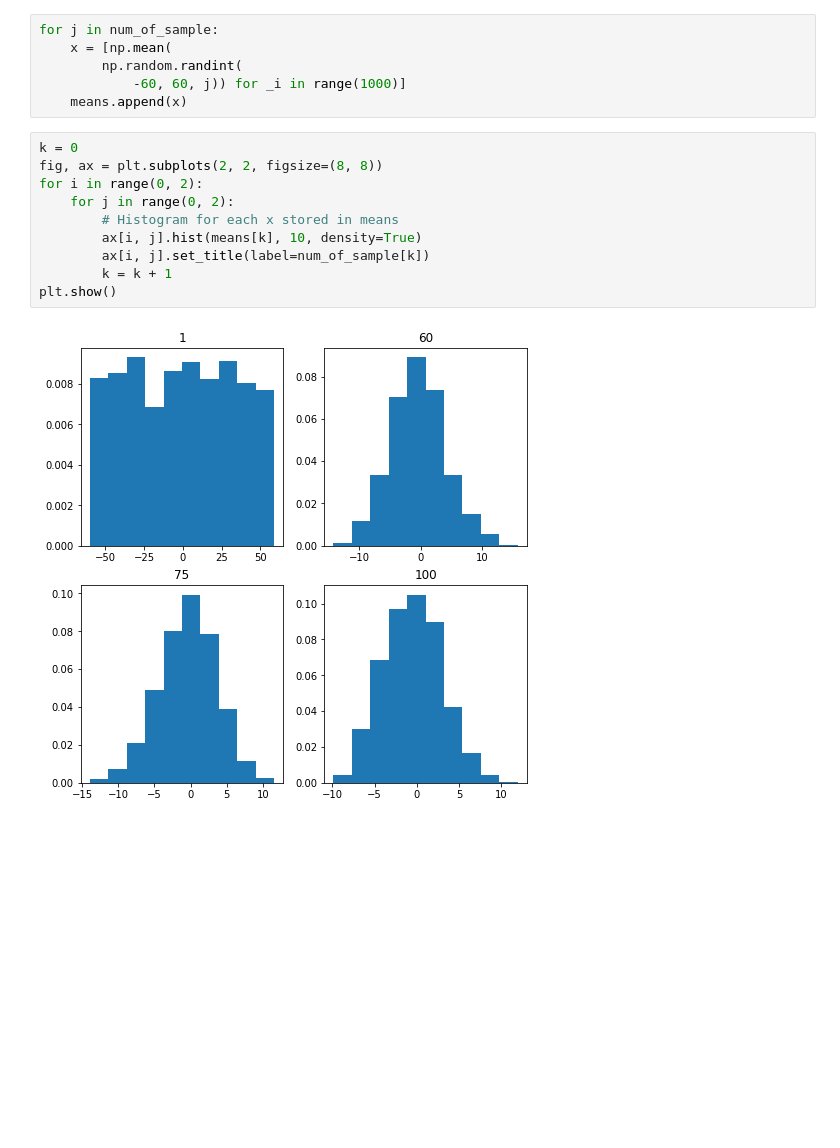
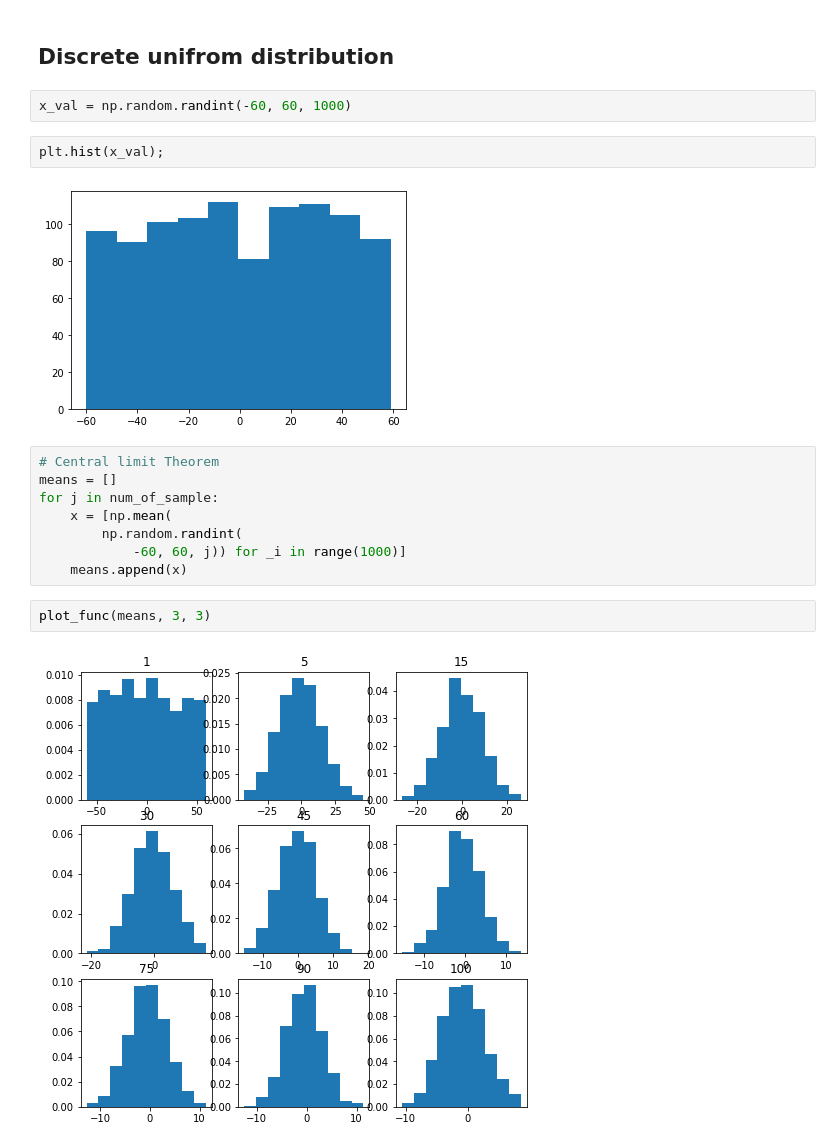
Before and after one commit to saitzaw/data-pipeline-for-ds, a Jupyter notebook: notebooks/statistics/central_limit_theorem.ipynb, the cells around one changed output. Cells and saved outputs as stored; diff of their text form; blank space fills up the shorter version.

```diff
--- a/notebooks/statistics/central_limit_theorem.ipynb
+++ b/notebooks/statistics/central_limit_theorem.ipynb
@@ -7,18 +18,20 @@ means = []
+# %% [markdown]
+## Discrete unifrom distribution
+# %%
+x_val = np.random.randint(-60, 60, 1000)
+# %%
+plt.hist(x_val);
+# %% [output]
+[figure, added]
 # %%
+# Central limit Theorem
+means = []
 for j in num_of_sample:
     x = [np.mean(
         np.random.randint(
             -60, 60, j)) for _i in range(1000)]
     means.append(x)
-# %%
-k = 0
-fig, ax = plt.subplots(2, 2, figsize=(8, 8))
-for i in range(0, 2):
-    for j in range(0, 2):
-        # Histogram for each x stored in means
-        ax[i, j].hist(means[k], 10, density=True)
-        ax[i, j].set_title(label=num_of_sample[k])
-        k = k + 1
-plt.show()
-# %% [output]
-[figure, removed]
+# %%
+plot_func(means, 3, 3)
+# %% [output]
+[figure, added]
```
Also changed, not shown: parts of 7 cells of this notebook.
